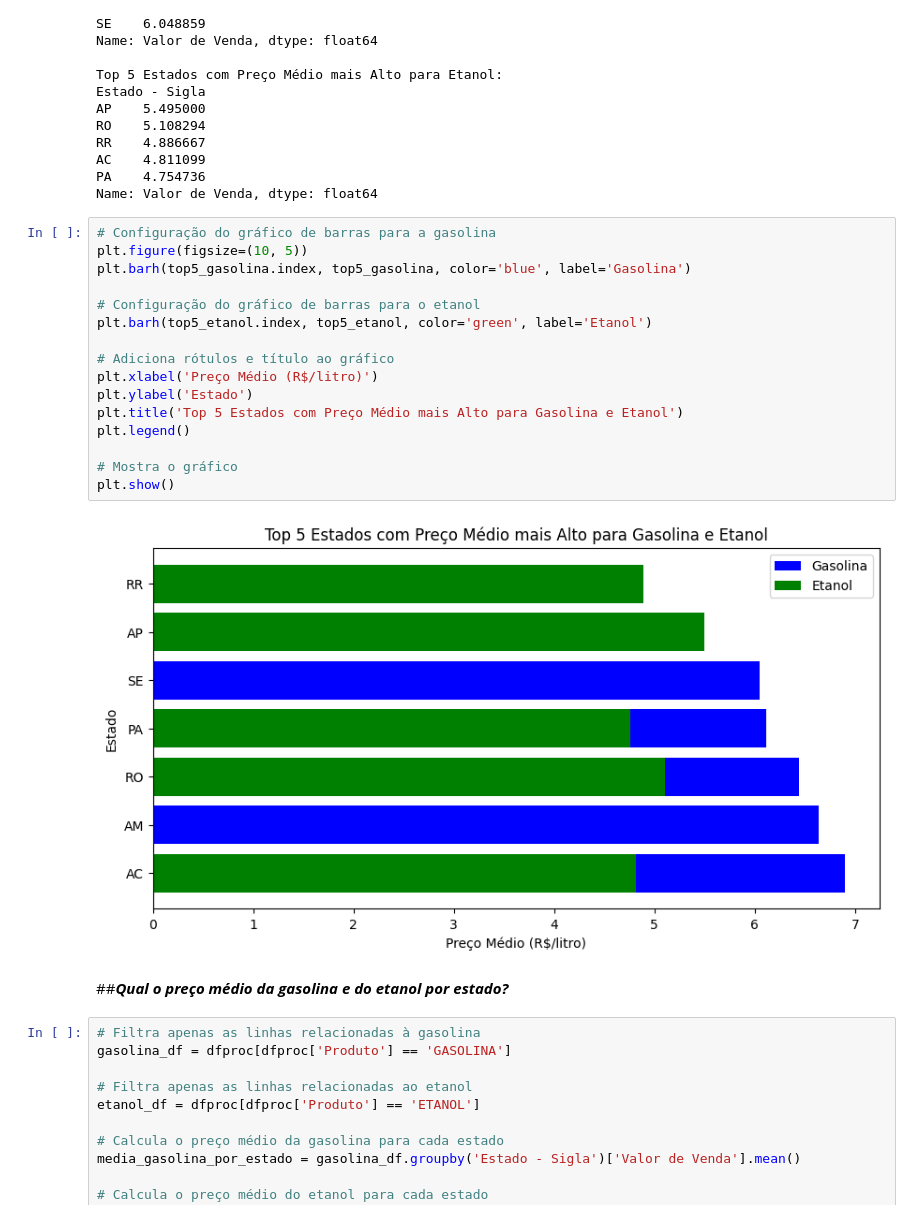
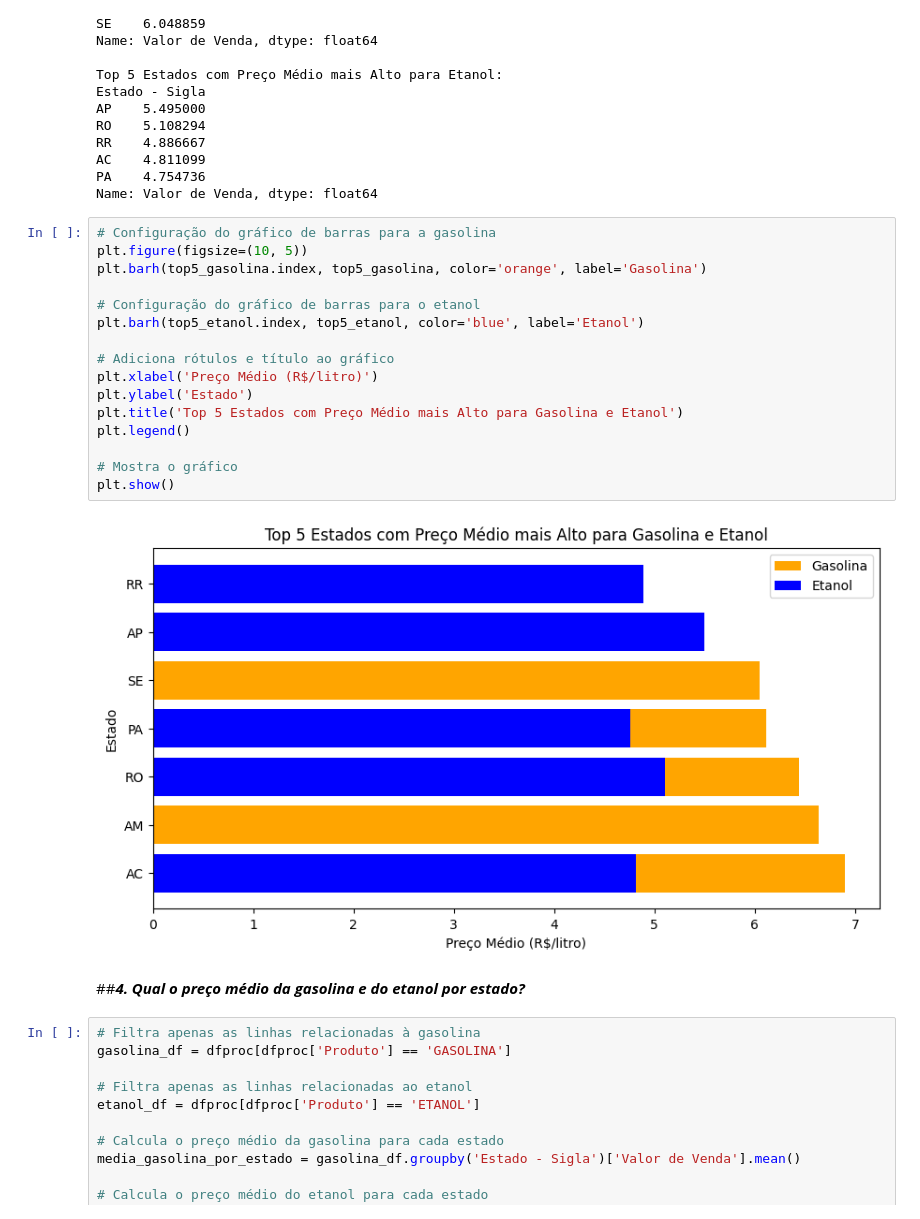
Before and after one commit to alsantosad/PROJECT-ROCKET, a Jupyter notebook: M4TRABALHO_EM_GRUPO.ipynb, the cells around one changed output. Cells and saved outputs as stored; diff of their text form.

```diff
--- a/M4TRABALHO_EM_GRUPO.ipynb
+++ b/M4TRABALHO_EM_GRUPO.ipynb
@@ -356,23 +356,23 @@ Name: Valor de Venda, dtype: float64
 # %%
 # Configuração do gráfico de barras para a gasolina
 plt.figure(figsize=(10, 5))
-plt.barh(top5_gasolina.index, top5_gasolina, color='blue', label='Gasolina')
+plt.barh(top5_gasolina.index, top5_gasolina, color='orange', label='Gasolina')
 
 # Configuração do gráfico de barras para o etanol
-plt.barh(top5_etanol.index, top5_etanol, color='green', label='Etanol')
+plt.barh(top5_etanol.index, top5_etanol, color='blue', label='Etanol')
 
 # Adiciona rótulos e título ao gráfico
 plt.xlabel('Preço Médio (R$/litro)')
 plt.ylabel('Estado')
 plt.title('Top 5 Estados com Preço Médio mais Alto para Gasolina e Etanol')
 plt.legend()
 
 # Mostra o gráfico
 plt.show()
 # %% [output]
-[figure, old version]
+[figure, new version]
 # %% [markdown]
-##***Qual o preço médio da gasolina e do etanol por estado?***
+##***4. Qual o preço médio da gasolina e do etanol por estado?***
 # %%
 # Filtra apenas as linhas relacionadas à gasolina
 gasolina_df = dfproc[dfproc['Produto'] == 'GASOLINA']
```
Also changed, not shown: parts of 5 cells of this notebook.
